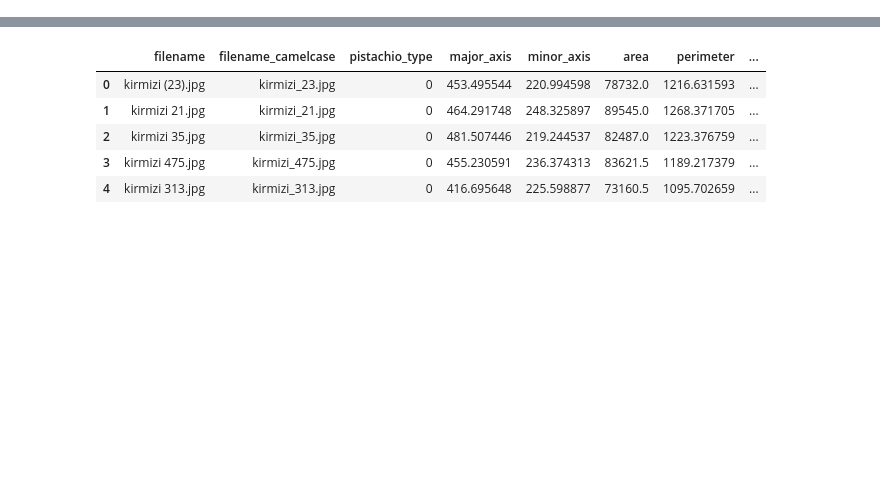
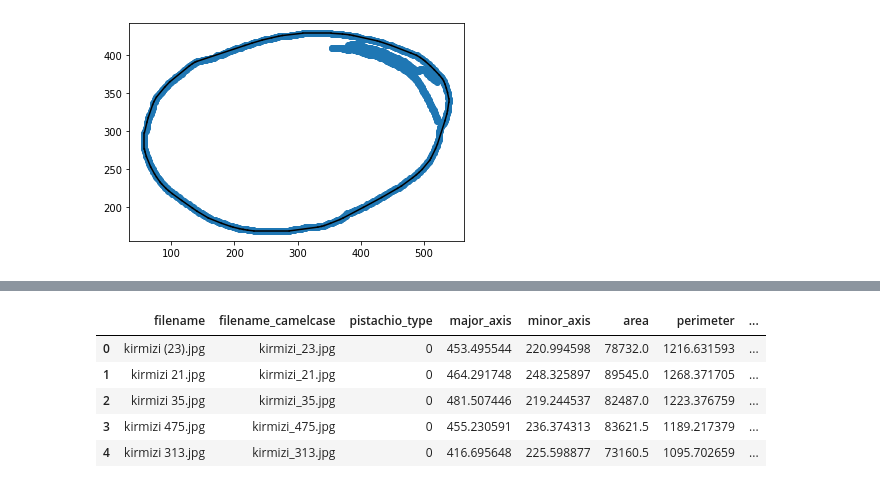
Before and after one commit to bkbormes1/ML_image_feature_processing, a Jupyter notebook: albert_initial.ipynb, the cells around one changed output, grey strips where cells are left out. Saved outputs shown, nothing was run; the diff lists cells and outputs as text; code cells hidden in the pictures; blank space fills up the shorter version.

```diff
--- a/albert_initial.ipynb
+++ b/albert_initial.ipynb
@@ -35,0 +39,9 @@ Number of Points: 2813
+# %%
+from scipy.spatial import ConvexHull as ch
+hull = ch(cord)
+import matplotlib.pyplot as plt
+plt.plot(cord[:,0], cord[:,1], 'o')
+for simplex in hull.simplices:
+    plt.plot(cord[simplex, 0], cord[simplex, 1], 'k-')
+# %% [output]
+[figure, added]
```
Also changed, not shown: parts of 26 cells of this notebook, 1 other file.
